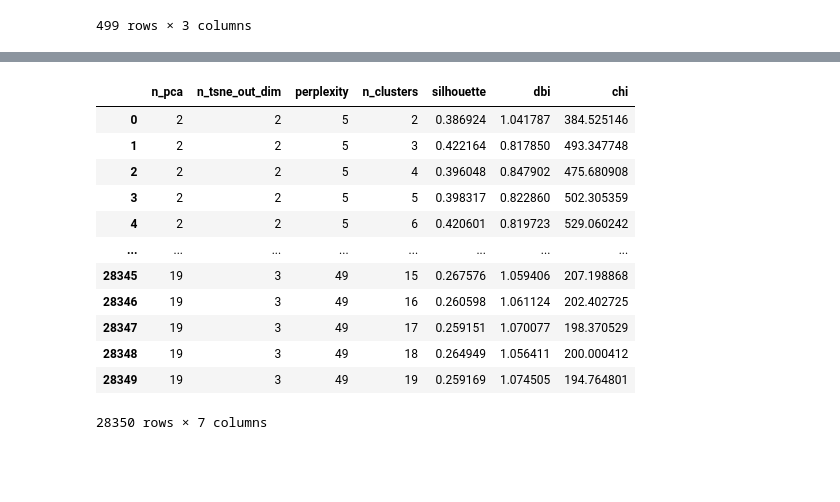
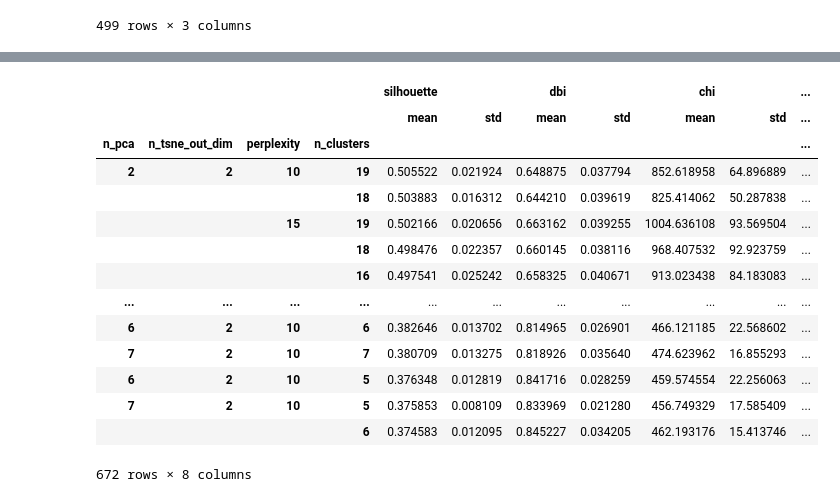
Before and after one commit to AHY123/Stock_Data_Network, a Jupyter notebook: zold/workflow/tsne.ipynb, the cells around one changed output, grey strips where cells are left out. Drawn from its saved outputs; the diff is of its cells as text; code cells hidden in the pictures; blank space fills up the shorter version.

```diff
--- a/zold/workflow/tsne.ipynb
+++ b/zold/workflow/tsne.ipynb
@@ -524,16 +539,18 @@ KeyboardInterrupt:
 # %%
-results_df
+results_df.groupby(['n_pca', 'n_tsne_out_dim', 'perplexity', 'n_clusters']).agg(['mean','std']).sort_values(by=[('silhouette', 'mean')], ascending=False)
 # %% [output]
-|  | n_pca | n_tsne_out_dim | perplexity | n_clusters | silhouette | dbi | chi |
-| 0 | 2 | 2 | 5 | 2 | 0.386924 | 1.041787 | 384.525146 |
-| 1 | 2 | 2 | 5 | 3 | 0.422164 | 0.817850 | 493.347748 |
-| 2 | 2 | 2 | 5 | 4 | 0.396048 | 0.847902 | 475.680908 |
-| 3 | 2 | 2 | 5 | 5 | 0.398317 | 0.822860 | 502.305359 |
-| 4 | 2 | 2 | 5 | 6 | 0.420601 | 0.819723 | 529.060242 |
-| ... | ... | ... | ... | ... | ... | ... | ... |
-| 28345 | 19 | 3 | 49 | 15 | 0.267576 | 1.059406 | 207.198868 |
-| 28346 | 19 | 3 | 49 | 16 | 0.260598 | 1.061124 | 202.402725 |
-| 28347 | 19 | 3 | 49 | 17 | 0.259151 | 1.070077 | 198.370529 |
-| 28348 | 19 | 3 | 49 | 18 | 0.264949 | 1.056411 | 200.000412 |
-| 28349 | 19 | 3 | 49 | 19 | 0.259169 | 1.074505 | 194.764801 |
+|  |  |  |  | silhouette |  | dbi |  | chi |  | ... |
+|  |  |  |  | mean | std | mean | std | mean | std | ... |
+| n_pca | n_tsne_out_dim | perplexity | n_clusters |  |  |  |  |  |  | ... |
+| 2 | 2 | 10 | 19 | 0.505522 | 0.021924 | 0.648875 | 0.037794 | 852.618958 | 64.896889 | ... |
+|  |  |  | 18 | 0.503883 | 0.016312 | 0.644210 | 0.039619 | 825.414062 | 50.287838 | ... |
+|  |  | 15 | 19 | 0.502166 | 0.020656 | 0.663162 | 0.039255 | 1004.636108 | 93.569504 | ... |
+|  |  |  | 18 | 0.498476 | 0.022357 | 0.660145 | 0.038116 | 968.407532 | 92.923759 | ... |
+|  |  |  | 16 | 0.497541 | 0.025242 | 0.658325 | 0.040671 | 913.023438 | 84.183083 | ... |
+| ... | ... | ... | ... | ... | ... | ... | ... | ... | ... | ... |
+| 6 | 2 | 10 | 6 | 0.382646 | 0.013702 | 0.814965 | 0.026901 | 466.121185 | 22.568602 | ... |
+| 7 | 2 | 10 | 7 | 0.380709 | 0.013275 | 0.818926 | 0.035640 | 474.623962 | 16.855293 | ... |
+| 6 | 2 | 10 | 5 | 0.376348 | 0.012819 | 0.841716 | 0.028259 | 459.574554 | 22.256063 | ... |
+| 7 | 2 | 10 | 5 | 0.375853 | 0.008109 | 0.833969 | 0.021280 | 456.749329 | 17.585409 | ... |
+|  |  |  | 6 | 0.374583 | 0.012095 | 0.845227 | 0.034205 | 462.193176 | 15.413746 | ... |
-28350 rows × 7 columns
+672 rows × 8 columns
```
Also changed, not shown: parts of 37 cells of this notebook.
